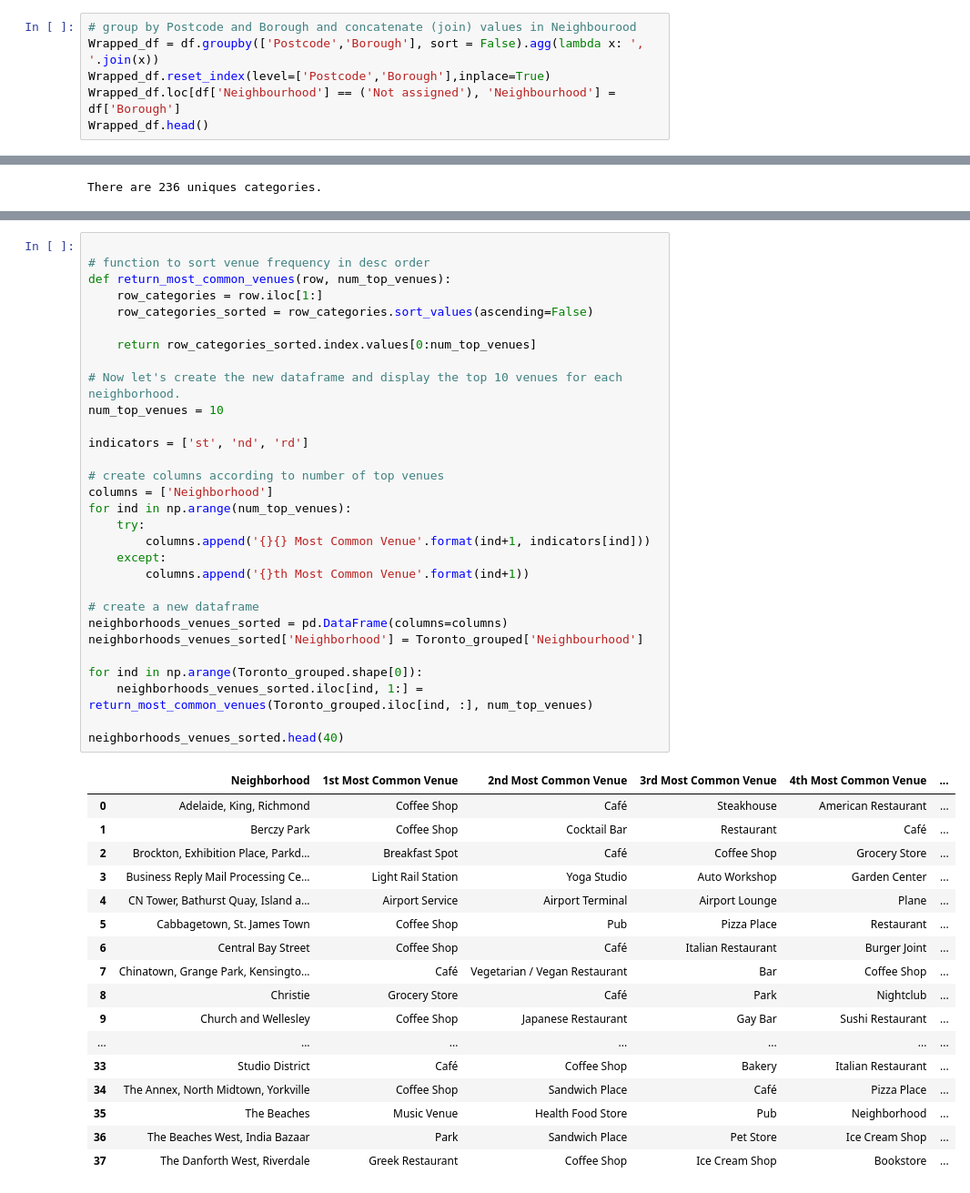
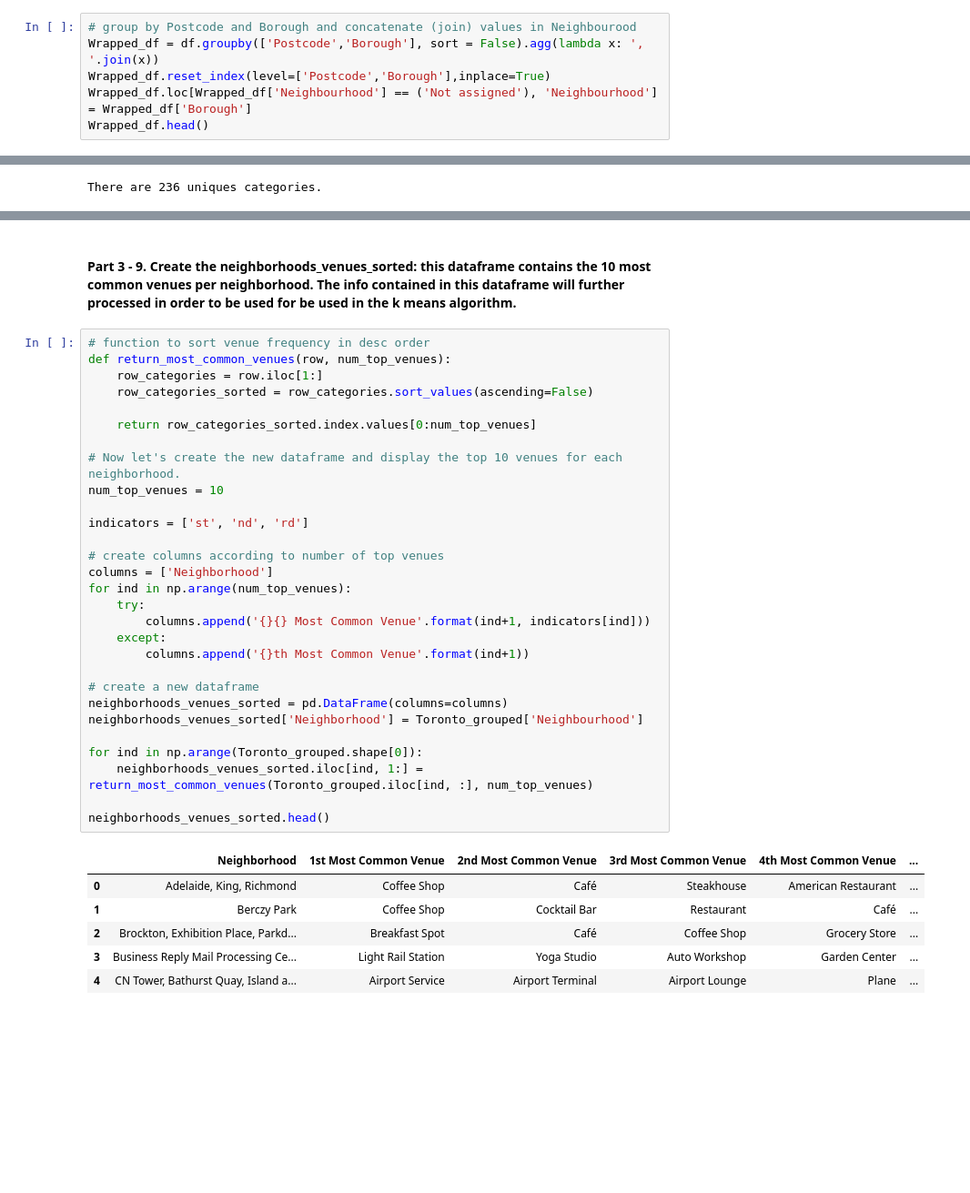
Before and after one commit to walterdantino/Coursera-Data-Science, a Jupyter notebook: Week 3 Assignment.ipynb, the cells around one changed output, grey strips where cells are left out. Shown at 91% size. Drawn from its saved outputs; the diff is of its cells as text; blank space fills up the shorter version.

```diff
--- a/Week 3 Assignment.ipynb
+++ b/Week 3 Assignment.ipynb
@@ -44,7 +53,7 @@ df size after removing the "Not Assigned" boroughs: 211 rows
 # group by Postcode and Borough and concatenate (join) values in Neighbourood
 Wrapped_df = df.groupby(['Postcode','Borough'], sort = False).agg(lambda x: ', '.join(x))
 Wrapped_df.reset_index(level=['Postcode','Borough'],inplace=True)
-Wrapped_df.loc[df['Neighbourhood'] == ('Not assigned'), 'Neighbourhood'] = df['Borough']
+Wrapped_df.loc[Wrapped_df['Neighbourhood'] == ('Not assigned'), 'Neighbourhood'] = Wrapped_df['Borough']
 Wrapped_df.head()
 # %% [output]
 |  | Postcode | Borough | Neighbourhood |
@@ -344,5 +290,6 @@ Toronto_grouped.shape
+# %% [markdown]
+#### Part 3 - 9. Create the neighborhoods_venues_sorted: this dataframe contains the 10 most common venues per neighborhood. The info contained in this dataframe will further processed in order to be used for be used in the k means algorithm.
 # %%
-
 # function to sort venue frequency in desc order
 def return_most_common_venues(row, num_top_venues):
     row_categories = row.iloc[1:]
@@ -350,42 +297,31 @@ def return_most_common_venues(row, num_top_venues):
 
     return row_categories_sorted.index.values[0:num_top_venues]
 
 # Now let's create the new dataframe and display the top 10 venues for each neighborhood.
 num_top_venues = 10
 
 indicators = ['st', 'nd', 'rd']
 
 # create columns according to number of top venues
 columns = ['Neighborhood']
 for ind in np.arange(num_top_venues):
     try:
         columns.append('{}{} Most Common Venue'.format(ind+1, indicators[ind]))
     except:
         columns.append('{}th Most Common Venue'.format(ind+1))
 
 # create a new dataframe
 neighborhoods_venues_sorted = pd.DataFrame(columns=columns)
 neighborhoods_venues_sorted['Neighborhood'] = Toronto_grouped['Neighbourhood']
 
 for ind in np.arange(Toronto_grouped.shape[0]):
     neighborhoods_venues_sorted.iloc[ind, 1:] = return_most_common_venues(Toronto_grouped.iloc[ind, :], num_top_venues)
 
-neighborhoods_venues_sorted.head(40)
+neighborhoods_venues_sorted.head()
 # %% [output]
 |  | Neighborhood | 1st Most Common Venue | 2nd Most Common Venue | 3rd Most Common Venue | 4th Most Common Venue | ... |
 | 0 | Adelaide, King, Richmond | Coffee Shop | Café | Steakhouse | American Restaurant | ... |
 | 1 | Berczy Park | Coffee Shop | Cocktail Bar | Restaurant | Café | ... |
 | 2 | Brockton, Exhibition Place, Parkd... | Breakfast Spot | Café | Coffee Shop | Grocery Store | ... |
 | 3 | Business Reply Mail Processing Ce... | Light Rail Station | Yoga Studio | Auto Workshop | Garden Center | ... |
 | 4 | CN Tower, Bathurst Quay, Island a... | Airport Service | Airport Terminal | Airport Lounge | Plane | ... |
-| 5 | Cabbagetown, St. James Town | Coffee Shop | Pub | Pizza Place | Restaurant | ... |
-| 6 | Central Bay Street | Coffee Shop | Café | Italian Restaurant | Burger Joint | ... |
-| 7 | Chinatown, Grange Park, Kensingto... | Café | Vegetarian / Vegan Restaurant | Bar | Coffee Shop | ... |
-| 8 | Christie | Grocery Store | Café | Park | Nightclub | ... |
-| 9 | Church and Wellesley | Coffee Shop | Japanese Restaurant | Gay Bar | Sushi Restaurant | ... |
-| ... | ... | ... | ... | ... | ... | ... |
-| 33 | Studio District | Café | Coffee Shop | Bakery | Italian Restaurant | ... |
-| 34 | The Annex, North Midtown, Yorkville | Coffee Shop | Sandwich Place | Café | Pizza Place | ... |
-| 35 | The Beaches | Music Venue | Health Food Store | Pub | Neighborhood | ... |
-| 36 | The Beaches West, India Bazaar | Park | Sandwich Place | Pet Store | Ice Cream Shop | ... |
-| 37 | The Danforth West, Riverdale | Greek Restaurant | Coffee Shop | Ice Cream Shop | Bookstore | ... |
```
Also changed, not shown: parts of 47 cells of this notebook.
